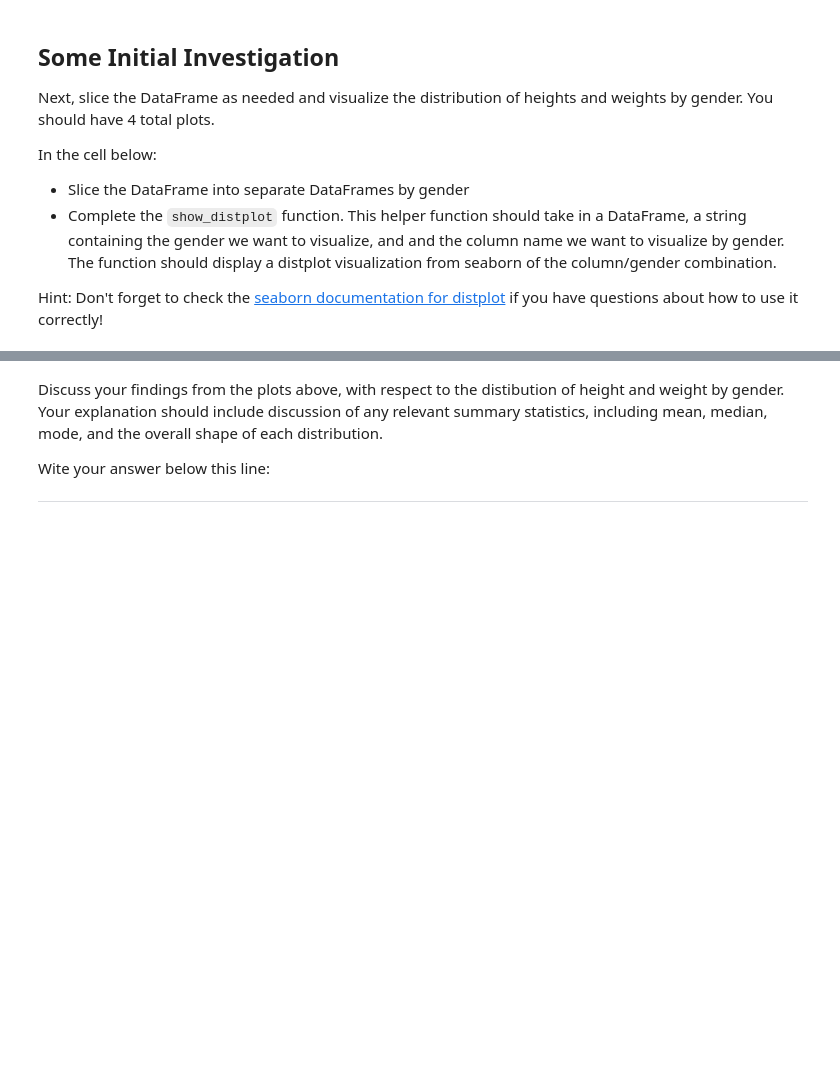
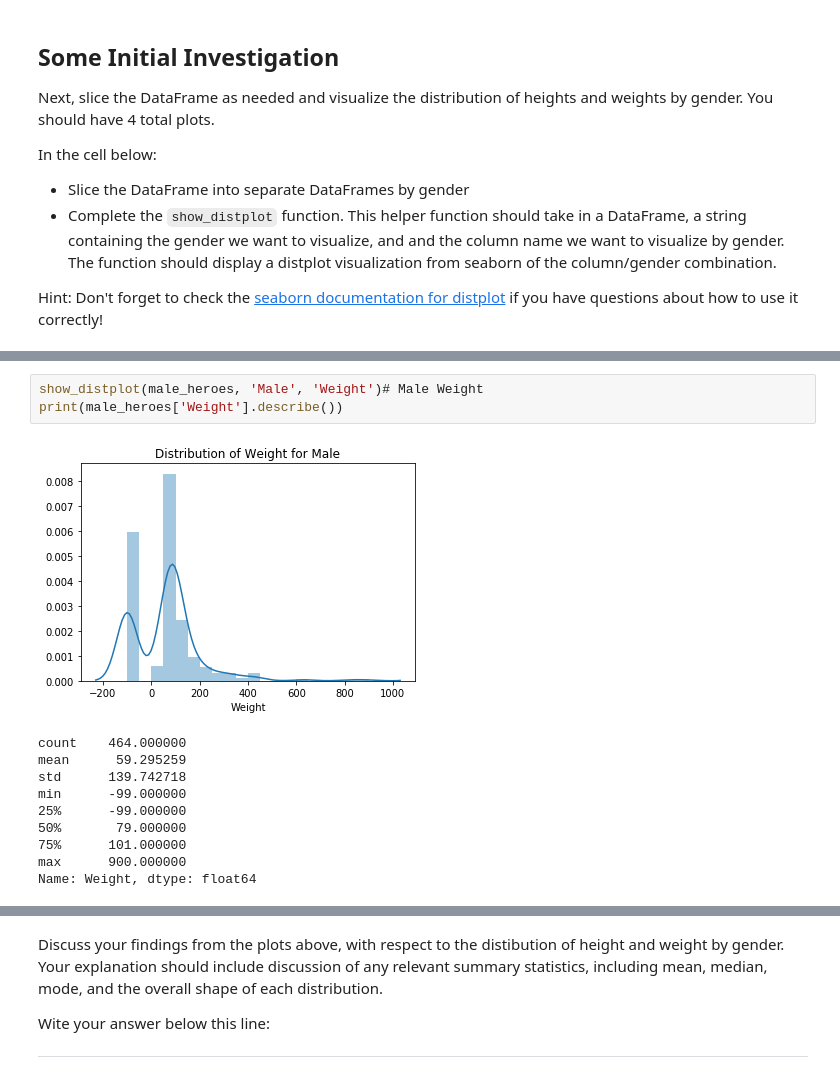
Before and after one commit to akelly66/Flatiron-School, a Jupyter notebook: Mod01/Section04/dsc-1-04-13-project-data-cleaning-online-ds-pt-041519/index.ipynb, the cells around one changed output, grey strips where cells are left out. Saved outputs shown, nothing was run; the diff lists cells and outputs as text; blank space fills up the shorter version.

```diff
--- a/Mod01/Section04/dsc-1-04-13-project-data-cleaning-online-ds-pt-041519/index.ipynb
+++ b/Mod01/Section04/dsc-1-04-13-project-data-cleaning-online-ds-pt-041519/index.ipynb
@@ -196,0 +239,14 @@ def show_distplot(dataframe, gender, column_name):
+# %%
+show_distplot(male_heroes, 'Male', 'Weight')# Male Weight
+print(male_heroes['Weight'].describe())
+# %% [output]
+[figure, added]
+count    464.000000
+mean      59.295259
+std      139.742718
+min      -99.000000
+25%      -99.000000
+50%       79.000000
+75%      101.000000
+max      900.000000
+Name: Weight, dtype: float64
```
Also changed, not shown: parts of 29 cells of this notebook.
